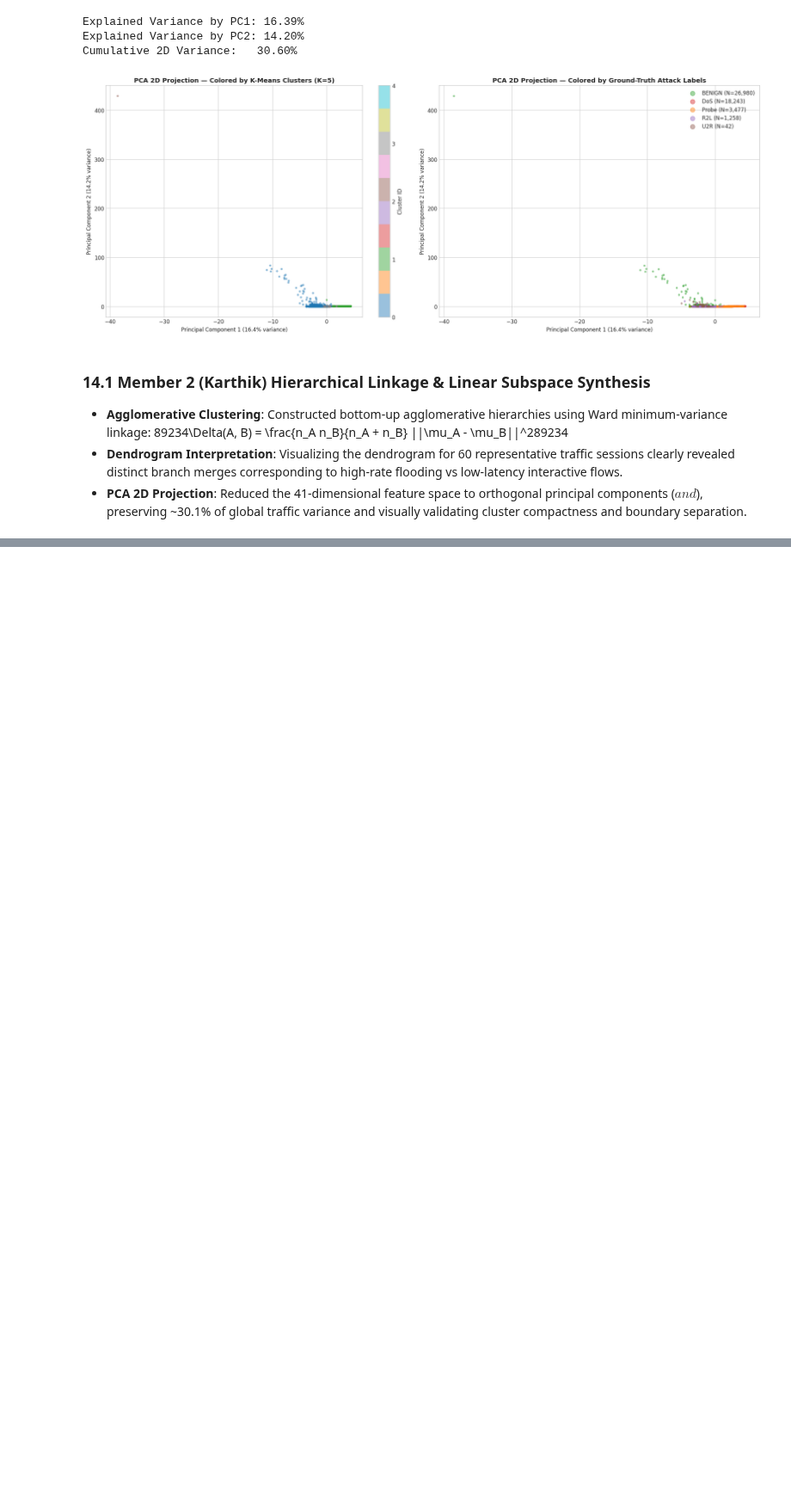
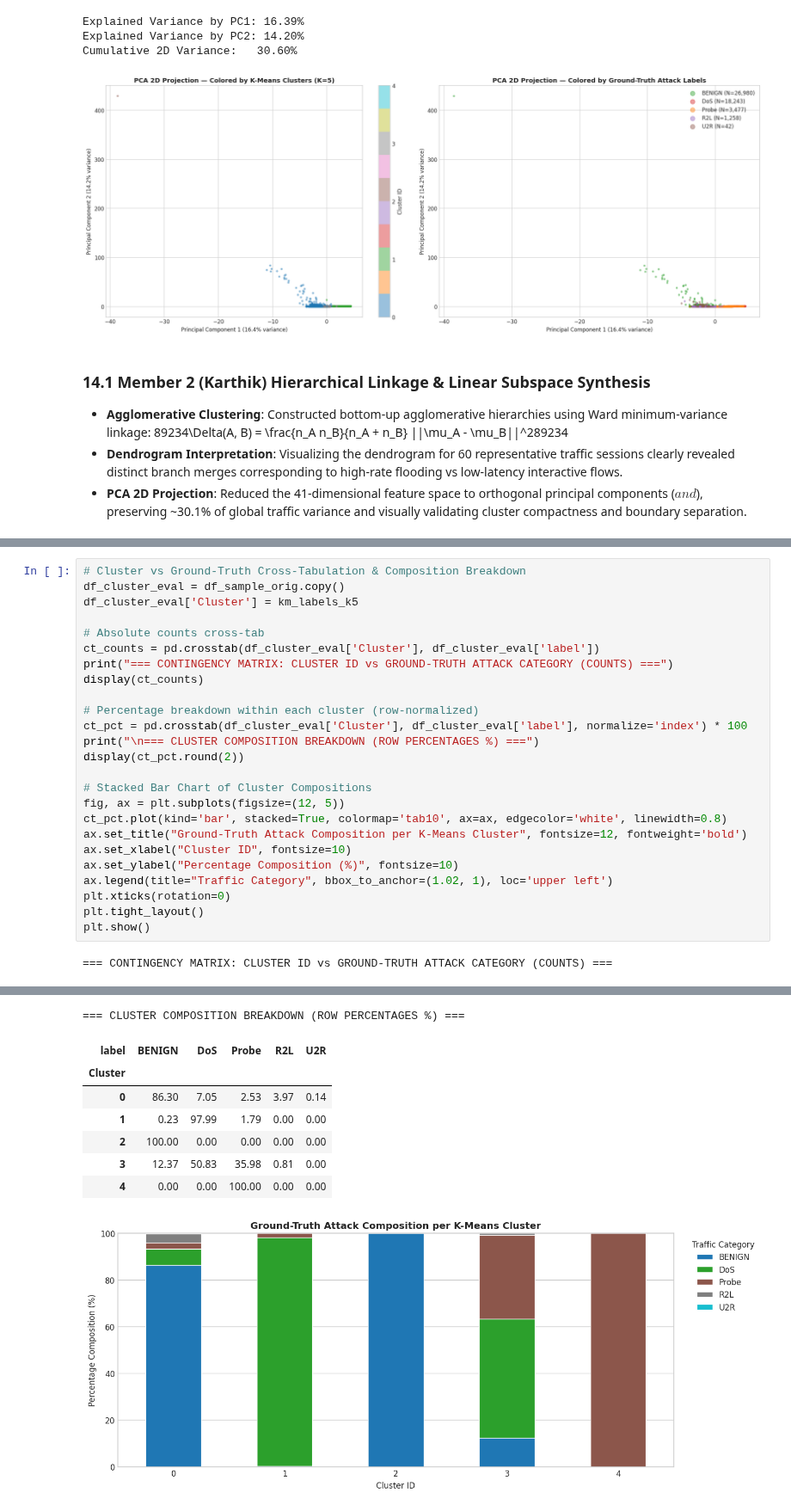
Before and after one commit to ajay9376/NetSentinel, a Jupyter notebook: notebooks/clustering.ipynb, the cells around one changed output, grey strips where cells are left out. Shown at 86% size. Saved outputs shown, nothing was run; the diff lists cells and outputs as text; blank space fills up the shorter version.

```diff
--- a/notebooks/clustering.ipynb
+++ b/notebooks/clustering.ipynb
@@ -700,0 +892,27 @@ Cumulative 2D Variance:   30.60%
+# %%
+# Cluster vs Ground-Truth Cross-Tabulation & Composition Breakdown
+df_cluster_eval = df_sample_orig.copy()
+df_cluster_eval['Cluster'] = km_labels_k5
+
+# Absolute counts cross-tab
+ct_counts = pd.crosstab(df_cluster_eval['Cluster'], df_cluster_eval['label'])
+print("=== CONTINGENCY MATRIX: CLUSTER ID vs GROUND-TRUTH ATTACK CATEGORY (COUNTS) ===")
+display(ct_counts)
+
+# Percentage breakdown within each cluster (row-normalized)
+ct_pct = pd.crosstab(df_cluster_eval['Cluster'], df_cluster_eval['label'], normalize='index') * 100
+print("\n=== CLUSTER COMPOSITION BREAKDOWN (ROW PERCENTAGES %) ===")
+display(ct_pct.round(2))
+
+# Stacked Bar Chart of Cluster Compositions
+fig, ax = plt.subplots(figsize=(12, 5))
+ct_pct.plot(kind='bar', stacked=True, colormap='tab10', ax=ax, edgecolor='white', linewidth=0.8)
+ax.set_title("Ground-Truth Attack Composition per K-Means Cluster", fontsize=12, fontweight='bold')
+ax.set_xlabel("Cluster ID", fontsize=10)
+ax.set_ylabel("Percentage Composition (%)", fontsize=10)
+ax.legend(title="Traffic Category", bbox_to_anchor=(1.02, 1), loc='upper left')
+plt.xticks(rotation=0)
+plt.tight_layout()
+plt.show()
+# %% [output]
+=== CONTINGENCY MATRIX: CLUSTER ID vs GROUND-TRUTH ATTACK CATEGORY (COUNTS) ===
@@ -700,0 +926,9 @@ Cumulative 2D Variance:   30.60%
+=== CLUSTER COMPOSITION BREAKDOWN (ROW PERCENTAGES %) ===
+| label | BENIGN | DoS | Probe | R2L | U2R |
+| Cluster |  |  |  |  |  |
+| 0 | 86.30 | 7.05 | 2.53 | 3.97 | 0.14 |
+| 1 | 0.23 | 97.99 | 1.79 | 0.00 | 0.00 |
+| 2 | 100.00 | 0.00 | 0.00 | 0.00 | 0.00 |
+| 3 | 12.37 | 50.83 | 35.98 | 0.81 | 0.00 |
+| 4 | 0.00 | 0.00 | 100.00 | 0.00 | 0.00 |
+[figure, added]
```
Also changed, not shown: parts of 9 cells of this notebook.
